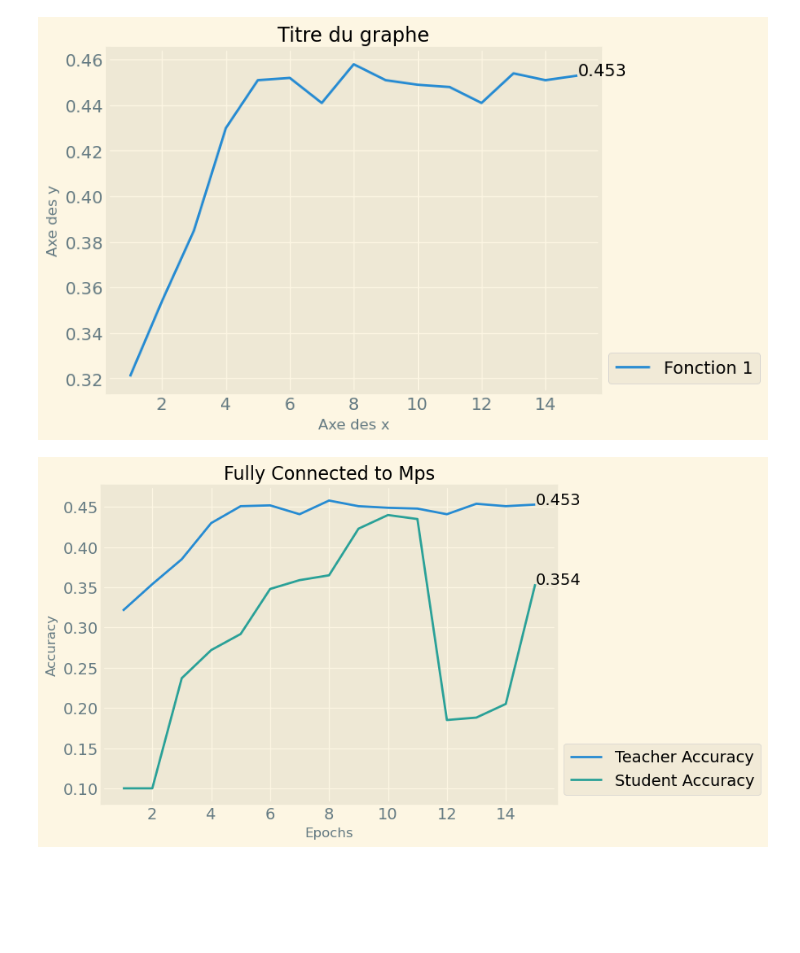
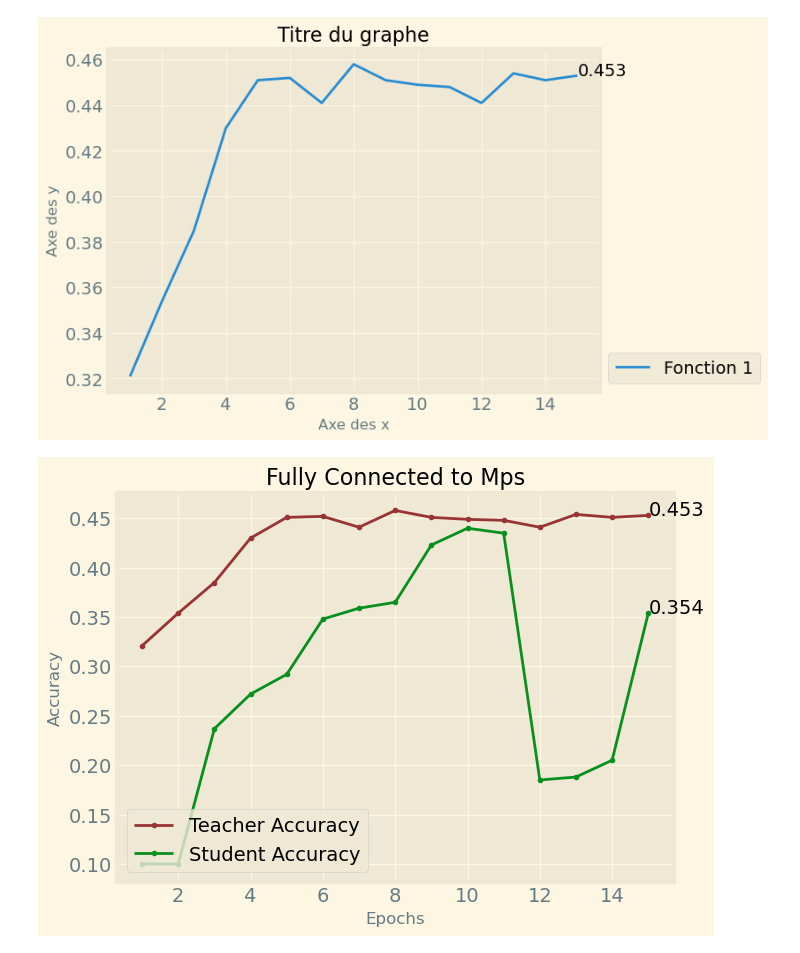
Before and after one commit to ScierKnave/honor_project, a Jupyter notebook: src/résultats/figures.ipynb, the cells around one changed output. Saved outputs shown, nothing was run; the diff lists cells and outputs as text; code cells hidden in the pictures; blank space fills up the shorter version.

Commit message:
figures changes

```diff
--- a/src/résultats/figures.ipynb
+++ b/src/résultats/figures.ipynb
@@ -25,22 +25,22 @@ plt.show()
 # %%
 fig, ax = plt.subplots()
 plt.title("Fully Connected to Mps")
 plt.xlabel("Epochs")
 plt.ylabel("Accuracy")
 plt.grid(True)
 x1 = [1, 2, 3, 4, 5, 6, 7, 8, 9, 10, 11, 12, 13, 14, 15]
 y1 = [0.321, 0.354, 0.385, 0.43, 0.451, 0.452, 0.441,
 0.458, 0.451, 0.449, 0.448, 0.441, 0.454, 0.451, 0.453]
 x2 = [1, 2, 3, 4, 5, 6, 7, 8, 9, 10, 11, 12, 13, 14, 15]
 y2 = [0.1, 0.1, 0.237, 0.272, 0.292, 0.348, 0.359, 0.365,
 0.423, 0.44, 0.435, 0.185, 0.188, 0.205, 0.354]
-plt.plot(x1, y1, label="Teacher Accuracy")
-plt.plot(x2, y2, label="Student Accuracy")
-plt.legend(loc = "lower left", bbox_to_anchor = (1, 0))
+plt.plot(x1, y1, marker='.', color="#983434", label="Teacher Accuracy")
+plt.plot(x2, y2, marker='.', color="#08901F", label="Student Accuracy")
+plt.legend(loc = "lower right")
 ax.text(x1[-1], y1[-1], y1[-1], fontdict=None)
 ax.text(x2[-1], y2[-1], y2[-1], fontdict=None)
 
 
 plt.show()
 # %% [output]
-[figure, old version]
+[figure, new version]
```
